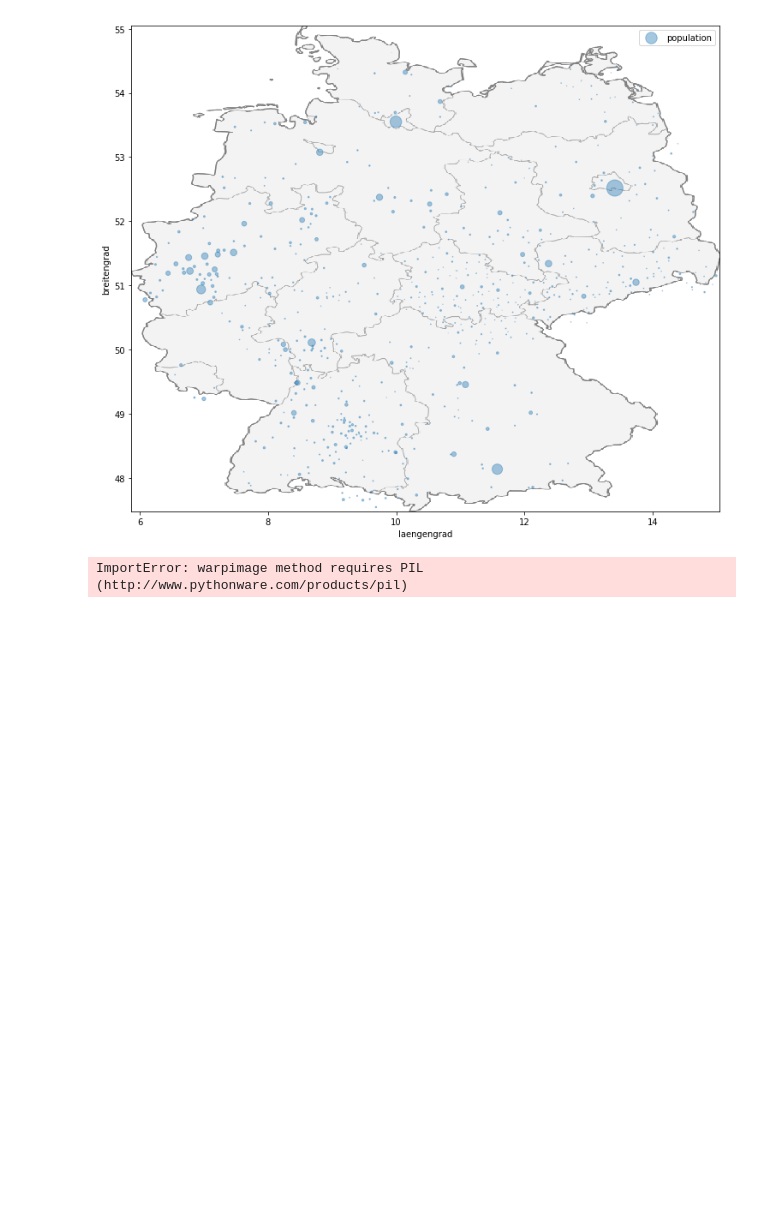
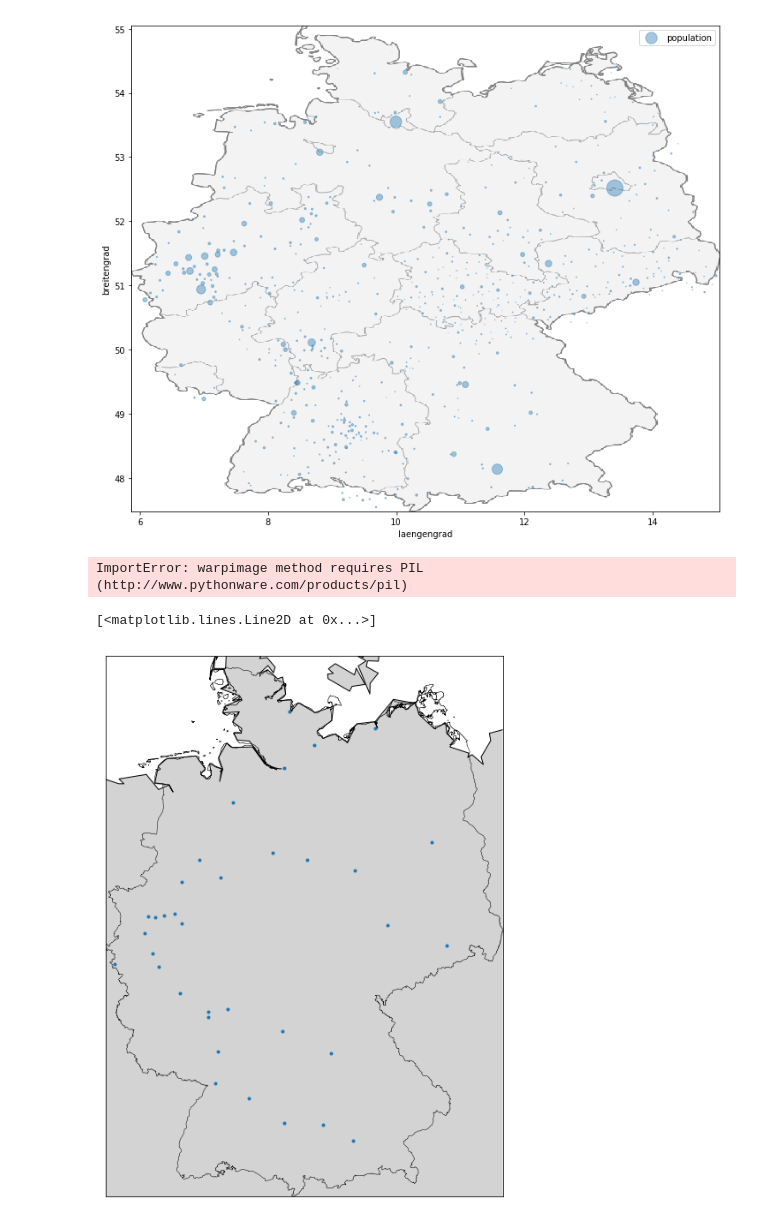
Before and after one commit to s-maibuecher/german_city_foundation, a Jupyter notebook: german-city-foundation.ipynb, the cells around one changed output. Cells and saved outputs as stored; diff of their text form; code cells hidden in the pictures; blank space fills up the shorter version.

Commit message:
Basemap Beispiel

```diff
--- a/german-city-foundation.ipynb
+++ b/german-city-foundation.ipynb
@@ -144,3 +144,47 @@ m.plot(x,y, marker ='o', markersize=6, markerfacecolor='red', linewidth=0)
 
 plt.title('Mercator Projection')
 plt.show()
+# %%
+import numpy as np
+import matplotlib.pyplot as plt
+from mpl_toolkits.basemap import Basemap
+
+fig = plt.figure(figsize=(20,10))  # predefined figure size, change to your liking.
+# But doesn't matter if you save to any vector graphics format though (e.g. pdf)
+ax = fig.add_axes([0.05,0.05,0.9,0.85])
+
+# These coordinates form the bounding box of Germany
+bot, top, left, right = 5.87, 15.04, 47.26, 55.06 # just to zoom in to only Germany
+map = Basemap(projection='merc', resolution='l',
+    llcrnrlat=left,
+    llcrnrlon=bot,
+    urcrnrlat=right,
+    urcrnrlon=top)
+map.readshapefile('./gadm36_DEU_shp/gadm36_DEU_0', 'rds', drawbounds=True)  # plots the state boundaries, read explanation below code
+map.drawcoastlines()
+map.fillcontinents(color='lightgray')
+
+long1 = np.array([ 13.404954,  11.581981,   9.993682,   8.682127,   6.960279,
+6.773456,   9.182932,  12.373075,  13.737262,  11.07675 ,
+7.465298,   7.011555,  12.099147,   9.73201 ,   7.628279,
+8.801694,  10.52677 ,   8.466039,   8.239761,  10.89779 ,
+8.403653,   8.532471,   7.098207,   7.216236,   9.987608,
+7.626135,  11.627624,   6.852038,  10.686559,   8.047179,
+8.247253,   6.083887,   7.588996,   9.953355,  10.122765])
+
+lat1 = np.array([ 52.520007,  48.135125,  53.551085,  50.110922,  50.937531,
+51.227741,  48.775846,  51.339695,  51.050409,  49.45203 ,
+51.513587,  51.455643,  54.092441,  52.375892,  51.36591 ,
+53.079296,  52.268874,  49.487459,  50.078218,  48.370545,
+49.00689 ,  52.030228,  50.73743 ,  51.481845,  48.401082,
+51.960665,  52.120533,  51.47512 ,  53.865467,  52.279911,
+49.992862,  50.775346,  50.356943,  49.791304,  54.323293])
+
+x, y = map(long1, lat1)
+#x, y = map(laengengrad, breitengrad)
+map.plot(x,y,'.')  # Use the dot-marker or use a different marker, but specify the `markersize`.
+
+#https://stackoverflow.com/questions/28181415/decrease-size-of-markers-used-in-basemap-and-get-fullscreen
+# %% [output]
+[<matplotlib.lines.Line2D at 0x...>]
+[figure, added]
```
Also changed, not shown: 6 other files.
